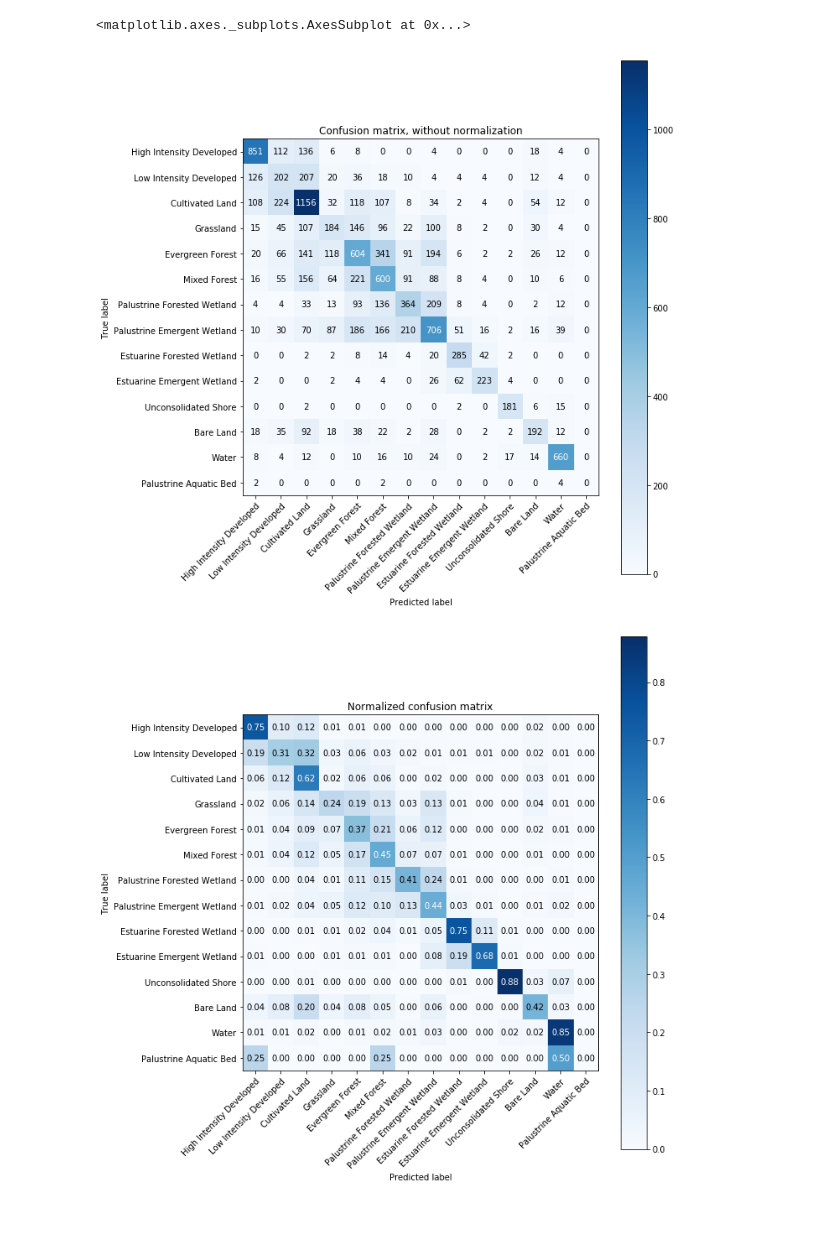
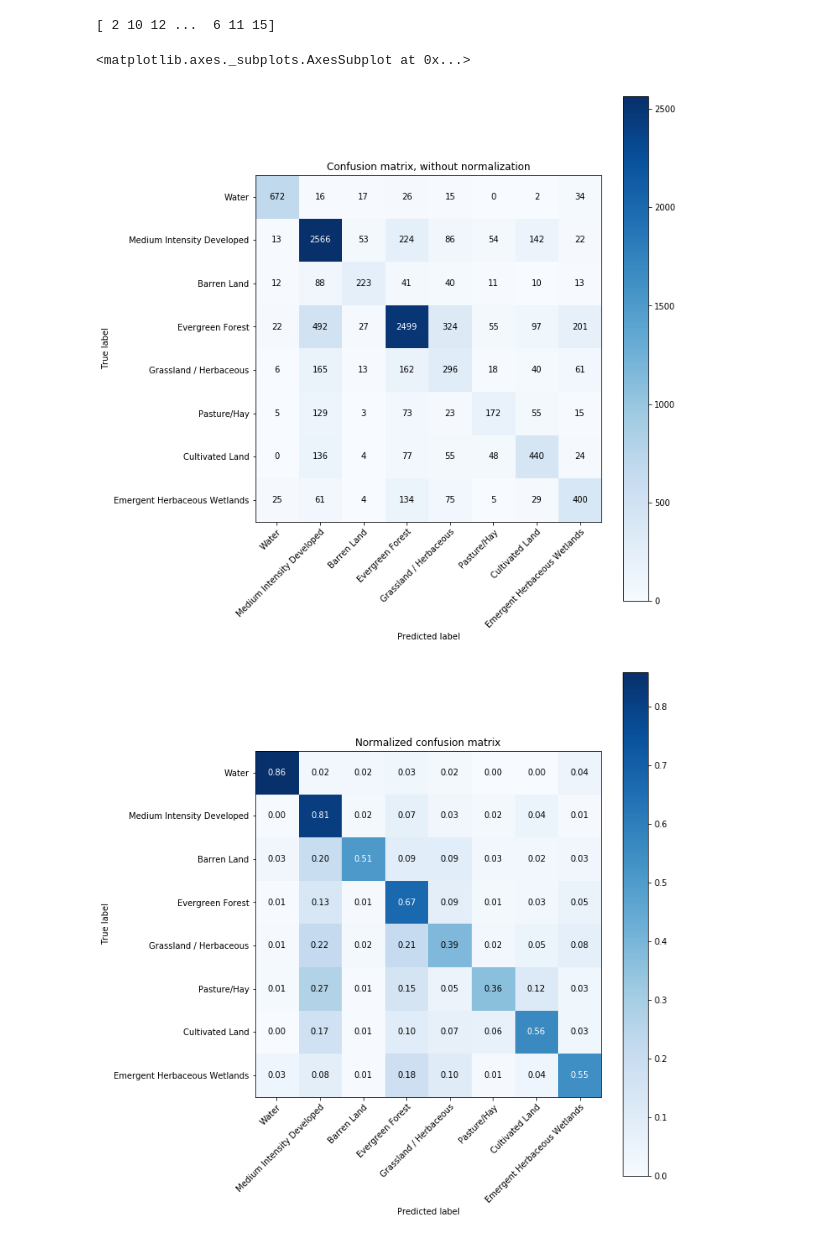
Before and after one commit to patrickcgray/landcover_rcnn, a Jupyter notebook: cnn/RESNET experimentation.ipynb, the cells around one changed output. Saved outputs shown, nothing was run; the diff lists cells and outputs as text; code cells hidden in the pictures.

```diff
--- a/cnn/RESNET experimentation.ipynb
+++ b/cnn/RESNET experimentation.ipynb
@@ -112,12 +106,12 @@ print(input_shape)
 # %%
-model = rs.ResnetBuilder.build_resnet_101(input_shape,num_classes)
+model = rs.ResnetBuilder.build_resnet_18(input_shape,num_classes)
 # %%
-sgd = SGD(lr=0.0001, decay=1e-6, momentum=0.9, nesterov=True)
+sgd = SGD(lr=0.001, decay=1e-6, momentum=0.9, nesterov=True)
 model.compile(optimizer=sgd, loss='categorical_crossentropy', metrics=['accuracy'])
 # %%
-model.fit_generator(generator=cu.tile_generator(landsat_datasets, sentinel_datasets, dem_datasets, label_dataset, tile_side, tile_side, train_px, batch_size, merge=False),
+model.fit_generator(generator=cu.tile_generator(landsat_datasets[:4], sentinel_datasets[:4], dem_datasets[:4], label_dataset, tile_side, tile_side, train_px, batch_size, merge=False,reshape=True),
                     steps_per_epoch=len(train_px) // batch_size, epochs=epochs, verbose=1,
-                    validation_data=cu.tile_generator(landsat_datasets, sentinel_datasets, dem_datasets, label_dataset, tile_side, tile_side, val_px, batch_size, merge=False),
+                    validation_data=cu.tile_generator(landsat_datasets[4:], sentinel_datasets[4:], dem_datasets[4:], label_dataset, tile_side, tile_side, val_px, batch_size, merge=False, reshape=True),
                     validation_steps=len(val_px) // batch_size)
 # %% [output]
 Epoch 1/200
@@ -188,0 +165,4 @@ ACCURACY
+# %%
+print(label_index)
+# %% [output]
+[ 2 10 12 ...  6 11 15]
@@ -189,22 +172,31 @@ ACCURACY
+# %%
+def merge_classes(y):
+    # medium intensity and high intensity
+    y[y == 2] = 4
+    y[y == 3] = 4
+    y[y == 5] = 4
+    y[y == 7] = 8
+    y[y == 9] = 8
+    y[y == 14] = 8
+    y[y==10] = 8
+    return(y)
 # %%
-label_index = np.argmax(labels, axis=1)
-pred_index = np.argmax(predictions, axis=1)
-pred_index = cu.merge_classes(pred_index)
-label_index = cu.merge_classes(label_index)
+merge_classes(label_index)
+merge_classes(pred_index)
 np.set_printoptions(precision=2)
 
 # Plot non-normalized confusion matrix
 cu.plot_confusion_matrix(label_index, pred_index, classes=np.array(list(class_names)),
                       class_dict=class_names)
 
 # Plot normalized confusion matrix
 cu.plot_confusion_matrix(label_index, pred_index, classes=np.array(list(class_names)),
                       class_dict=class_names,
                       normalize=True)
 # %% [output]
 <matplotlib.axes._subplots.AxesSubplot at 0x...>
-[figure, old version]
+[figure, new version]
-[figure, old version]
+[figure, new version]
 # %%
 count = 0
 for i in range(len(label_index)):
```
Also changed, not shown: parts of 17 cells of this notebook, 4 other files.
